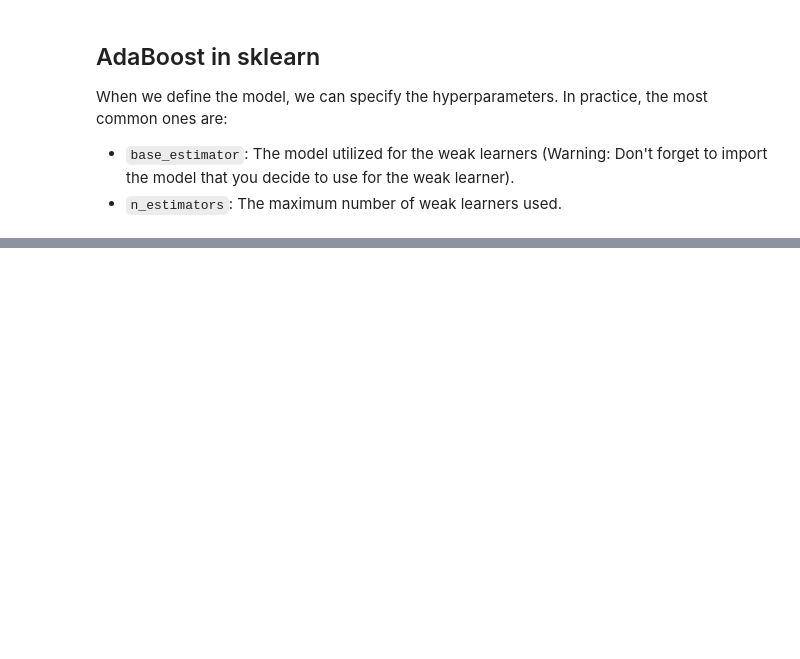
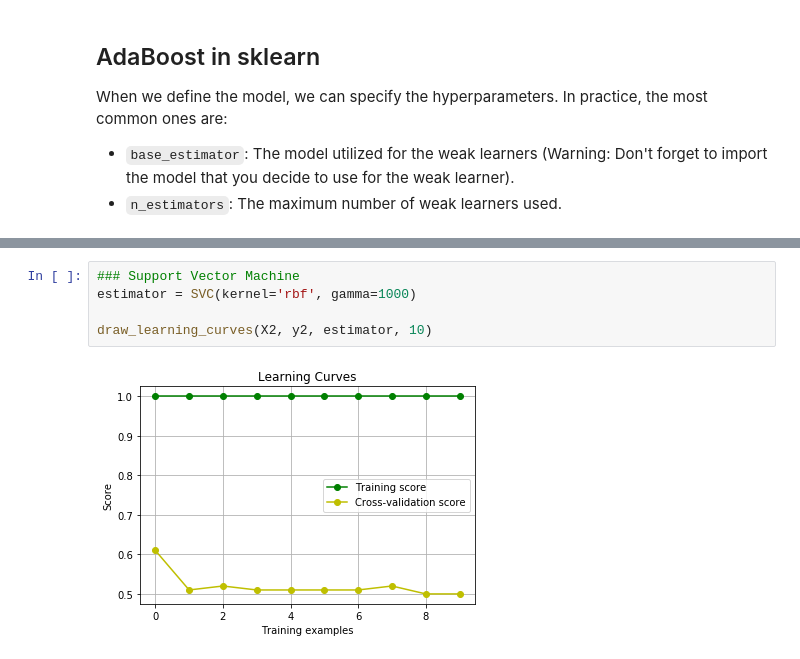
Before and after one commit to gm1357/Machine-learning-notebooks, a Jupyter notebook: Machine Learning Nanodegree Studies.ipynb, the cells around one changed output, grey strips where cells are left out. Drawn from its saved outputs; the diff is of its cells as text; blank space fills up the shorter version.

```diff
--- a/Machine Learning Nanodegree Studies.ipynb
+++ b/Machine Learning Nanodegree Studies.ipynb
@@ -965,0 +1055,7 @@ Optimizing a model to have the lowest MSE will also optimize a model to have the
+# %%
+### Support Vector Machine
+estimator = SVC(kernel='rbf', gamma=1000)
+
+draw_learning_curves(X2, y2, estimator, 10)
+# %% [output]
+[figure, added]
```
Also changed, not shown: parts of 7 cells of this notebook, 4 other files.
